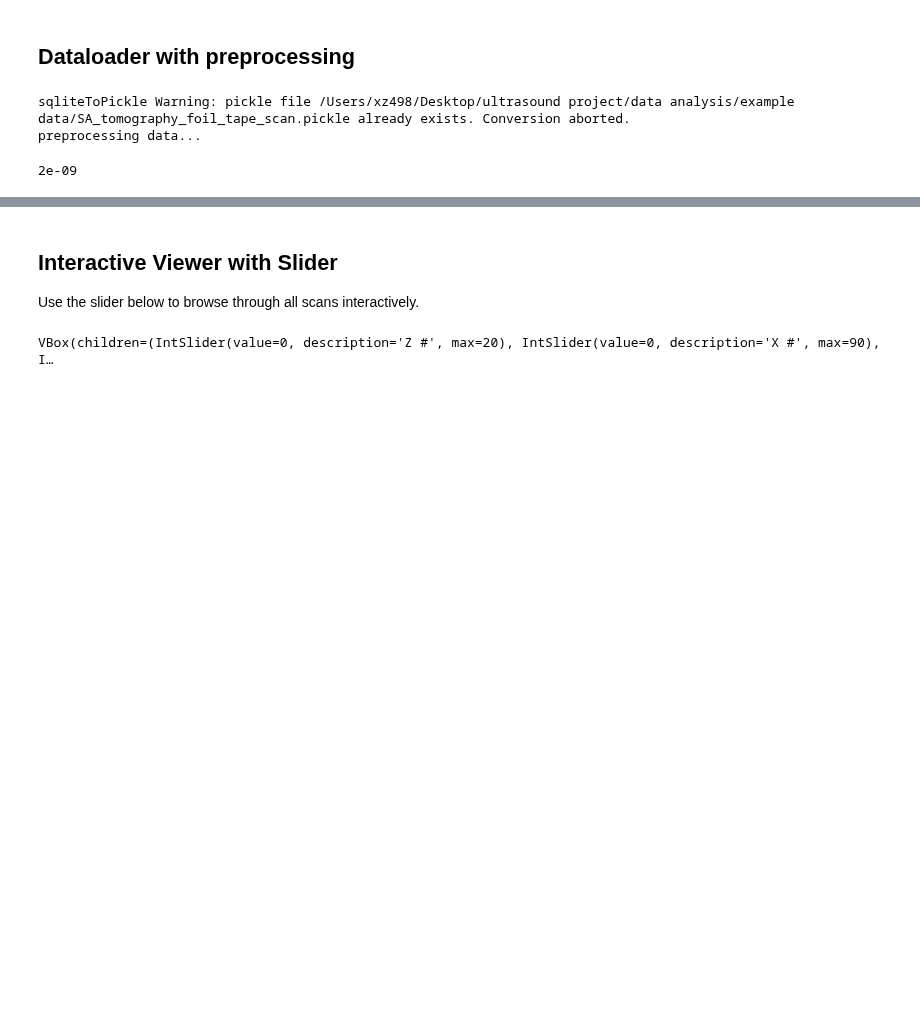
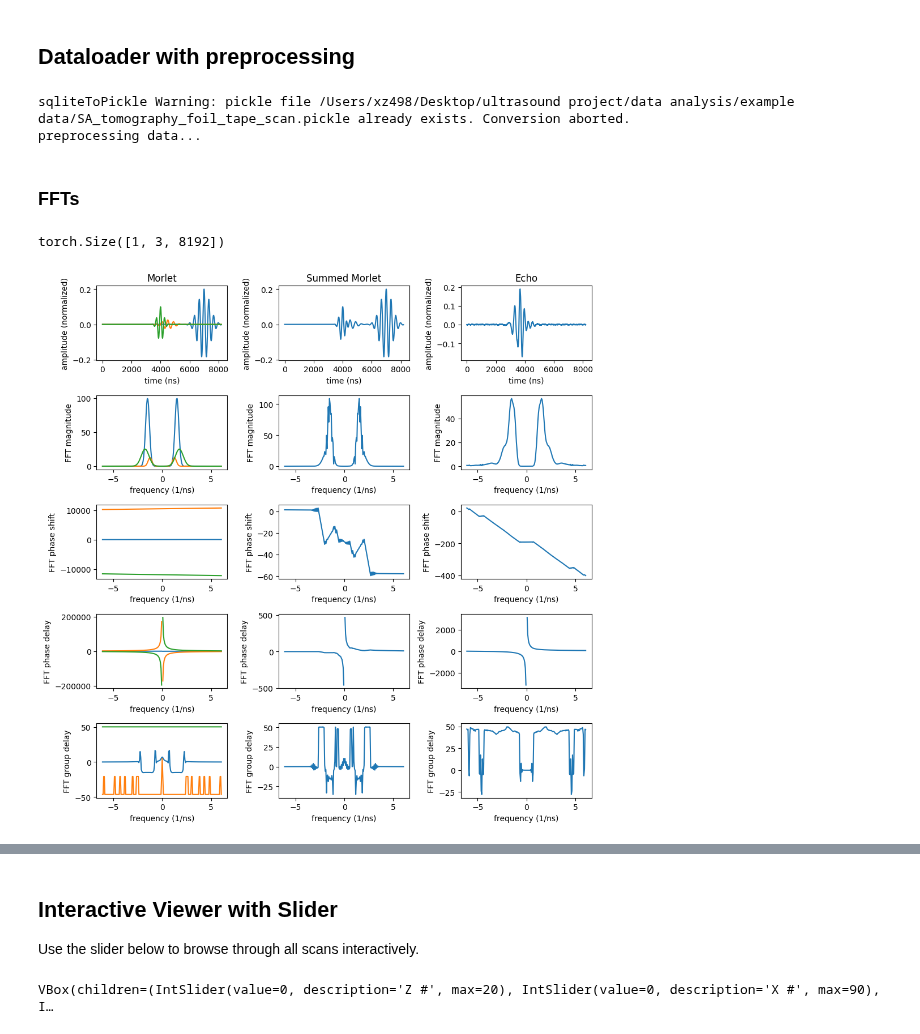
Before and after one commit to zhangxinqiao314/ultrasonic_ml, a Jupyter notebook: Notebooks/ex_tape.ipynb, the cells around one changed output, grey strips where cells are left out. Drawn from its saved outputs; the diff is of its cells as text; code cells hidden in the pictures; blank space fills up the shorter version.

```diff
--- a/Notebooks/ex_tape.ipynb
+++ b/Notebooks/ex_tape.ipynb
@@ -49,7 +49,9 @@ dset = morlet_1D_dataset_real(sq3lite_path='/Users/xz498/Desktop/ultrasound proj
 # %% [output]
 sqliteToPickle Warning: pickle file /Users/xz498/Desktop/ultrasound project/data analysis/example data/SA_tomography_foil_tape_scan.pickle already exists. Conversion aborted.
 preprocessing data...
-# %%
-20e-6/10000
-# %% [output]
-2e-09
+# %% [markdown]
+### FFTs
+# %%
+test_morlet.shape
+# %% [output]
+torch.Size([1, 3, 8192])
@@ -55,0 +60,64 @@ preprocessing data...
+# %%
+import numpy as np
+import matplotlib.pyplot as plt
+from models.morlet_fitter import morlet_1D_fitters_real
+import torch
+
+# ── PLACEHOLDER DATA ──────────────────────────────────────────────────────────
+# Replace these with your real arrays.
+
+idx = 1034
+data_crop = 2**13
+freq_crop = [data_crop//2-100,data_crop//2+100]
+sample_rate = float(1.0 / dset.dt)
+fig, axs = plt.subplots(5, 3, figsize=(10, 10))
+parameters = torch.tensor([[ [0.2, 7000, 400, 3.0e-03],
+                            [0.025, 4500, 400, 2.5e-03],
+                            [0.1, 4000, 200, 3.5e-03] ]])
+fitter = morlet_1D_fitters_real(limits=[1, dset.spec_len, dset.spec_len / 5, 0.05])
+t = np.linspace(0, data_crop, data_crop)
+freq = np.fft.fftshift(np.fft.fftfreq(data_crop, dset.dt))
+
+axs[0, 0].set_title("Morlet")
+test_morlet = fitter.generate_fit(parameters, data_crop)
+for i,morlet in enumerate(test_morlet[0]):
+    fft_morlet = np.fft.fftshift(np.fft.fft(morlet))
+    axs[0, 0].plot(t, morlet)
+    axs[1, 0].plot(freq[freq_crop[0]:freq_crop[1]], np.abs(fft_morlet[freq_crop[0]:freq_crop[1]]))
+    morlet_phase = np.unwrap(np.angle(fft_morlet))
+    axs[2, 0].plot(freq[freq_crop[0]:freq_crop[1]], morlet_phase[freq_crop[0]:freq_crop[1]])
+    axs[3, 0].plot(freq[freq_crop[0]:freq_crop[1]], (-morlet_phase/freq)[freq_crop[0]:freq_crop[1]])
+    axs[4, 0].plot(freq[freq_crop[0]:freq_crop[1]], -np.gradient(morlet_phase, freq)[freq_crop[0]:freq_crop[1]])
+
+axs[0, 1].set_title("Summed Morlet")
+summed_morlet = test_morlet[0].sum(axis=0)    # replace with your data
+axs[0, 1].plot(t, summed_morlet)
+fft_summed_morlet = np.fft.fftshift(np.fft.fft(summed_morlet))
+axs[1, 1].plot(freq[freq_crop[0]:freq_crop[1]], np.abs(fft_summed_morlet[freq_crop[0]:freq_crop[1]]))
+morlet_phase = np.unwrap(np.angle(fft_summed_morlet))
+axs[2, 1].plot(freq[freq_crop[0]:freq_crop[1]], morlet_phase[freq_crop[0]:freq_crop[1]])
+axs[3, 1].plot(freq[freq_crop[0]:freq_crop[1]], (-morlet_phase/freq)[freq_crop[0]:freq_crop[1]])
+axs[4, 1].plot(freq[freq_crop[0]:freq_crop[1]], -np.gradient(morlet_phase, freq)[freq_crop[0]:freq_crop[1]])
+
+
+axs[0, 2].set_title("Echo")
+echo = dset.data["processed_voltage_echo_forward"][idx][:data_crop]         # replace with your data
+axs[0, 2].plot(t, echo)
+fft_echo = np.fft.fftshift(np.fft.fft(echo))
+axs[1, 2].plot(freq[freq_crop[0]:freq_crop[1]], np.abs(fft_echo[freq_crop[0]:freq_crop[1]]))
+echo_phase = np.unwrap(np.angle(fft_echo))
+axs[2, 2].plot(freq[freq_crop[0]:freq_crop[1]], echo_phase[freq_crop[0]:freq_crop[1]])
+axs[3, 2].plot(freq[freq_crop[0]:freq_crop[1]], (-echo_phase/freq)[freq_crop[0]:freq_crop[1]])
+axs[4, 2].plot(freq[freq_crop[0]:freq_crop[1]], -np.gradient(echo_phase, freq)[freq_crop[0]:freq_crop[1]])
+
+
+for j in range(3):
+    axs[0, j].set_xlabel("time (ns)")
+    axs[0, j].set_ylabel("amplitude (normalized)")
+    for i, y_label in enumerate(['FFT magnitude', 'FFT phase shift', 'FFT phase delay', 'FFT group delay']):
+        axs[i+1, j].set_xlabel("frequency (1/ns)")
+        axs[i+1, j].set_ylabel(y_label)
+
+fig.tight_layout()
+# %% [output]
+[figure, added]
```
Also changed, not shown: parts of 3 cells of this notebook, 1 other file.
